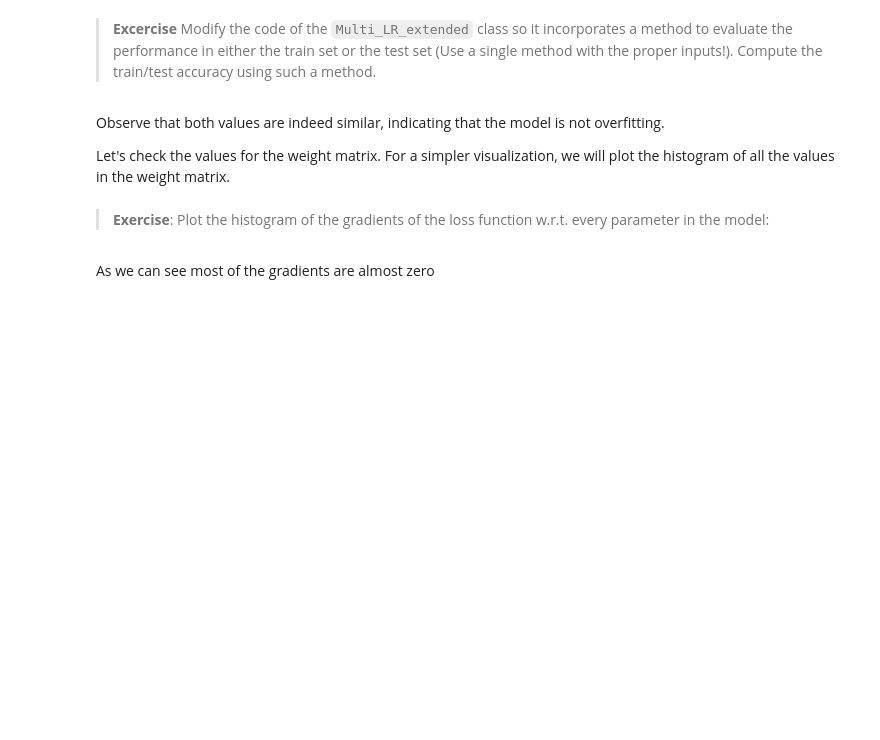
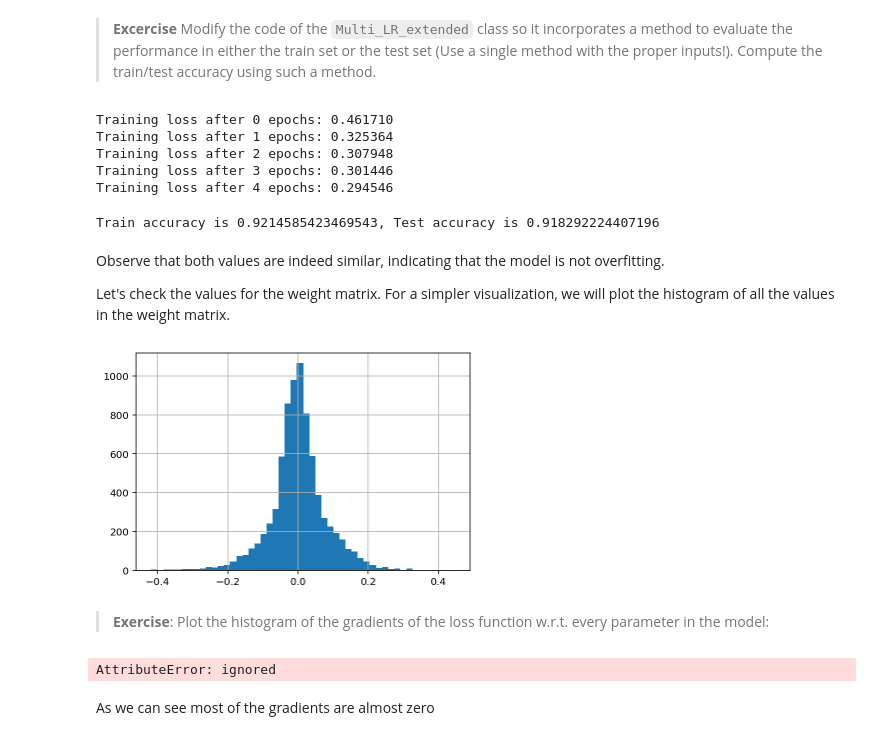
Before and after one commit to boscodeeromeu/NN, a Jupyter notebook: STUDENT_Lab_2_Part_1.ipynb, the cells around one changed output. Saved outputs shown, nothing was run; the diff lists cells and outputs as text; code cells hidden in the pictures; blank space fills up the shorter version.

```diff
--- a/STUDENT_Lab_2_Part_1.ipynb
+++ b/STUDENT_Lab_2_Part_1.ipynb
@@ -192,6 +192,21 @@ class Multi_LR_extended(Multi_LR):
 
                 print("Training loss after %d epochs: %f"
                       %(e,self.loss_during_training[-1]))
+
+    def evaluate(self,dataloader):
+      accuracy = 0
+
+      with torch.no_grad():
+
+        for images,labels in dataloader:
+
+          logprobs = self.forward(images.view(images.shape[0], -1))
+
+          top_p, top_class = logprobs.topk(1, dim=1)
+          equals = (top_class == labels.view(images.shape[0], 1))
+          accuracy += torch.mean(equals.type(torch.FloatTensor))
+
+      return accuracy/len(dataloader)
 # %% [markdown]
 Ok that was easy, wasn't it? Lets now train the multi-class LR and evaluate the performance in both the training and the test sets.
 # %%
@@ -254,9 +264,27 @@ we transform it to real a vector in which `True --> 1.0` and `False --> 0.0`, wh
+# %%
+my_LR2 = Multi_LR_extended(dimx=784,nlabels=10,epochs=5,lr=1e-3)
+
+my_LR2.train(trainloader)
+# %% [output]
+Training loss after 0 epochs: 0.461710
+Training loss after 1 epochs: 0.325364
+Training loss after 2 epochs: 0.307948
+Training loss after 3 epochs: 0.301446
+Training loss after 4 epochs: 0.294546
+# %%
+train_accuracy = my_LR2.evaluate(trainloader)
+test_accuracy = my_LR2.evaluate(testloader)
+print('Train accuracy is {}, Test accuracy is {}'.format(train_accuracy, test_accuracy))
+# %% [output]
+Train accuracy is 0.9214585423469543, Test accuracy is 0.918292224407196
 # %% [markdown]
 Observe that both values are indeed similar, indicating that the model is not overfitting.
 
 Let's check the values for the weight matrix. For a simpler visualization, we will plot the histogram of all the values in the weight matrix.
 # %%
-plt.hist(my_LR.output.weight.detach().numpy().reshape([-1,]),50) # Modify my_LR by the name of the object you defined above
+plt.hist(my_LR2.output.weight.detach().numpy().reshape([-1,]),50) # Modify my_LR by the name of the object you defined above
 plt.grid()
+# %% [output]
+[figure, added]
 # %% [markdown]
 > **Exercise**: Plot the histogram of the gradients of the loss function w.r.t. every parameter in the model:
@@ -265,3 +291,9 @@ plt.grid()
+# %%
+
+plt.hist(my_LR2.output.grad.numpy())
+plt.legend()
+# %% [output]
+AttributeError: ignored
 # %% [markdown]
 As we can see most of the gradients are almost zero
 # %% [markdown]
```
Also changed, not shown: parts of 20 cells of this notebook.
